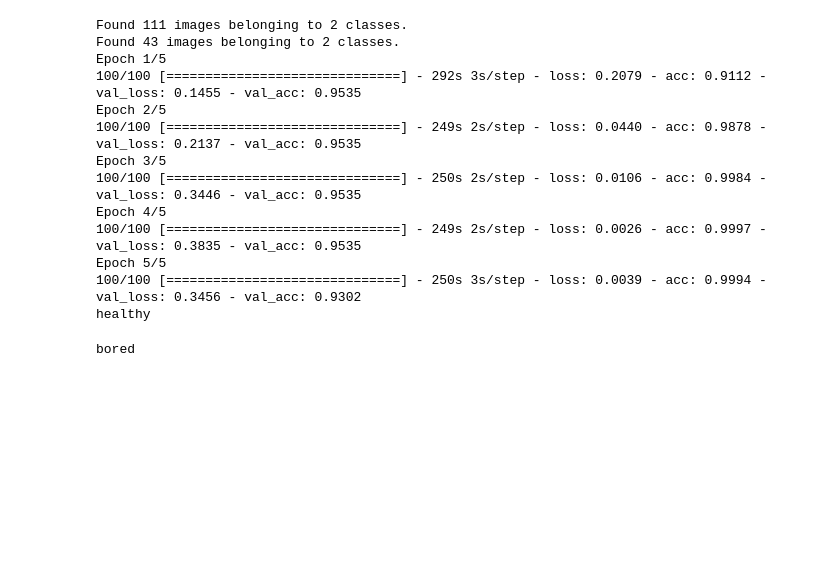
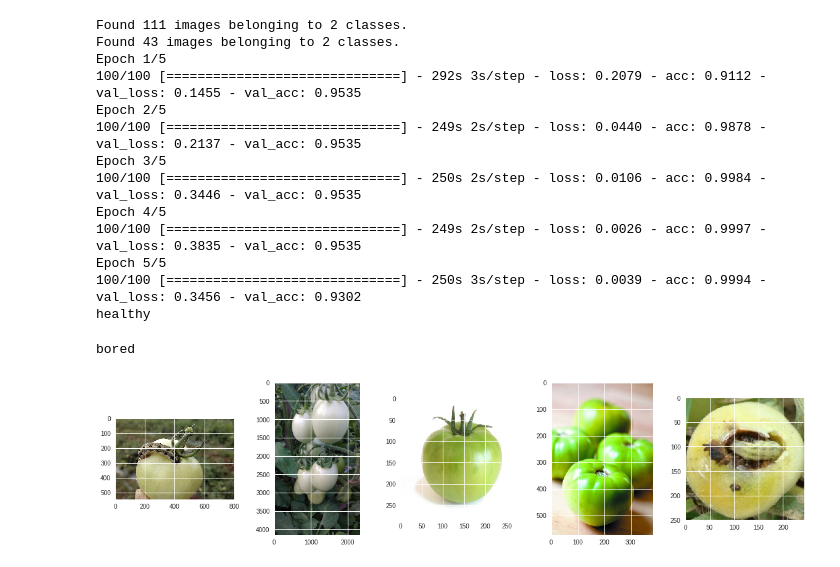
Before and after one commit to hemantkshirsagar8/ML_Projects, a Jupyter notebook: tensorflow_ambulance_detection_01.ipynb, the cells around one changed output. Drawn from its saved outputs; the diff is of its cells as text; code cells hidden in the pictures; blank space fills up the shorter version.

```diff
--- a/tensorflow_ambulance_detection_01.ipynb
+++ b/tensorflow_ambulance_detection_01.ipynb
@@ -108,3 +126,20 @@ else:
 print(prediction)
 # %% [output]
 bored
+# %%
+import glob
+import matplotlib.pyplot as plt
+import matplotlib.image as mpimg
+%matplotlib inline
+
+images = []
+for img_path in glob.glob('drive/ml/tomatoes/data/prediction/healthy/*.jpg'):
+    images.append(mpimg.imread(img_path))
+
+plt.figure(figsize=(20,10))
+columns = 5
+for i, image in enumerate(images):
+    plt.subplot(len(images) / columns + 1, columns, i + 1)
+    plt.imshow(image)
+# %% [output]
+[figure, added]
```
Also changed, not shown: parts of 1 cell of this notebook.
